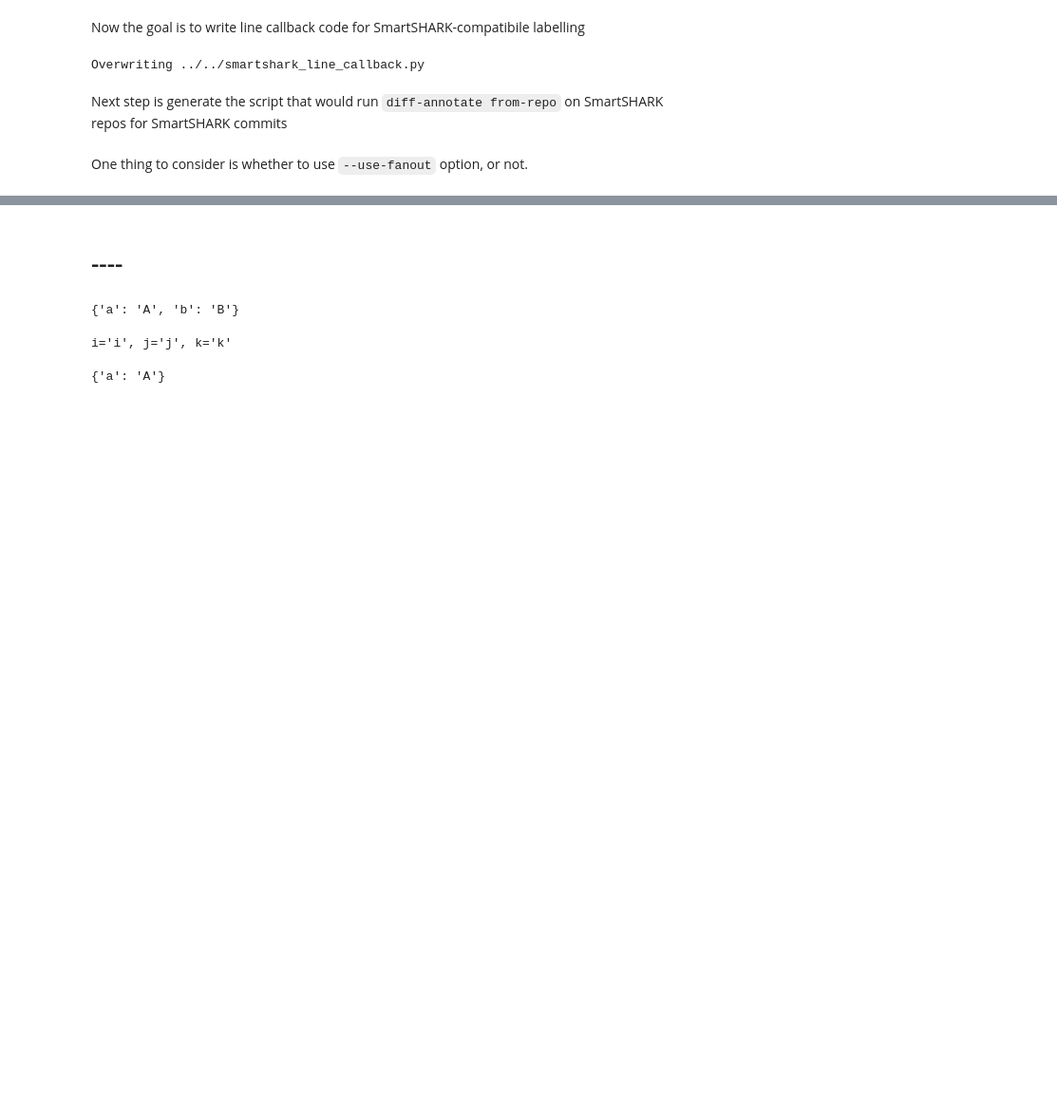
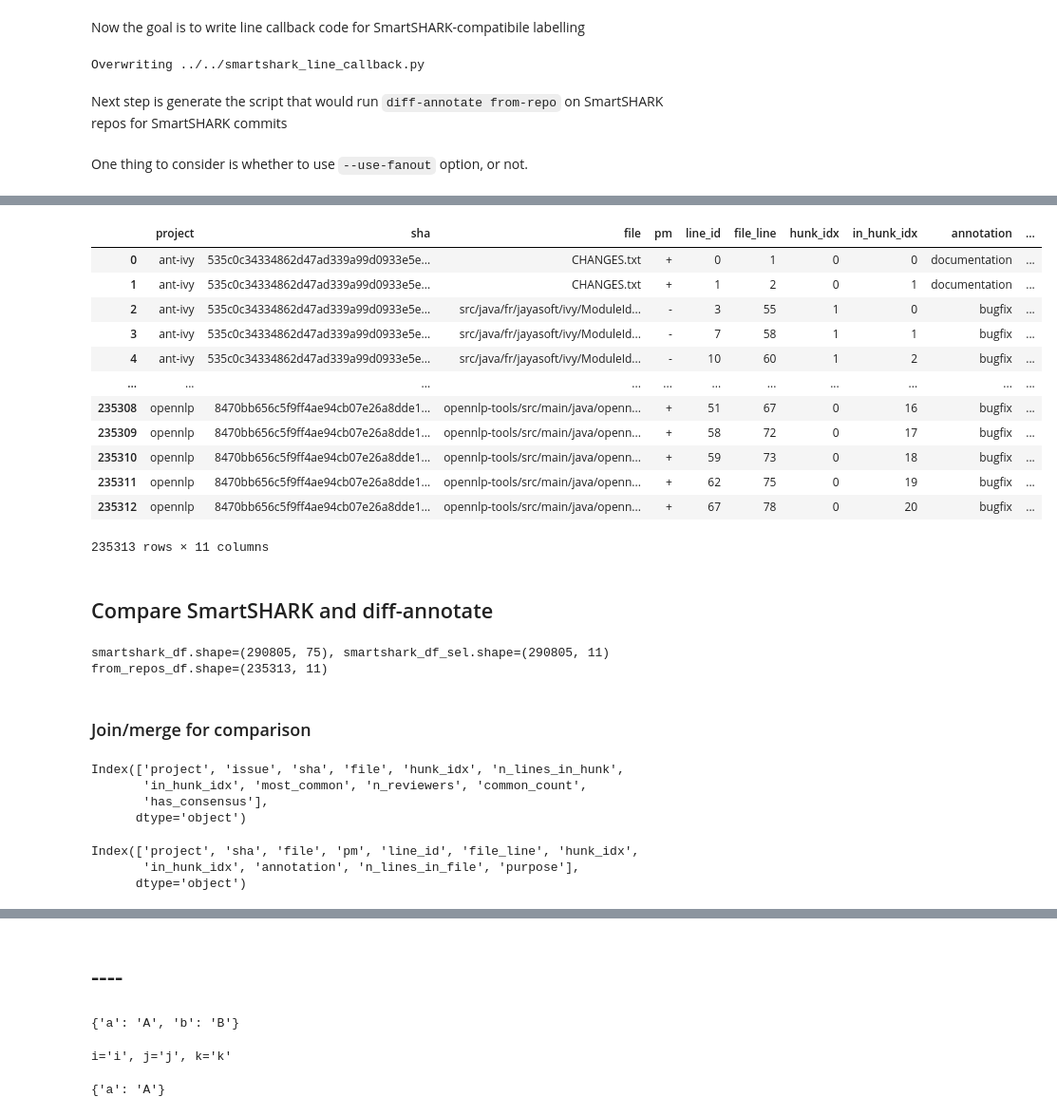
Before and after one commit to ncusi/PatchScope, a Jupyter notebook: notebooks/experiments/01-compare_annotations.ipynb, the cells around one changed output, grey strips where cells are left out. Shown at 95% size. Drawn from its saved outputs; the diff is of its cells as text; code cells hidden in the pictures; blank space fills up the shorter version.

```diff
--- a/notebooks/experiments/01-compare_annotations.ipynb
+++ b/notebooks/experiments/01-compare_annotations.ipynb
@@ -3891,12 +3891,14 @@ Next step is generate the script that would run `diff-annotate from-repo` on Sma
 run_smartshark_script = '../../run_annotation_smartshark_repos.sh'
 smartshark_callback_file_relative = 'smartshark_line_callback.py'  # relative to script workdir
 smartshark_repos_dir = '/mnt/data/msr/smartshark_repositories'  # NOTE: this is value for this local computer (!!!)
+smartshark_annotations_dir = '/mnt/data/python-diff-annotator/example_annotations/smartshark'  # NOTE: configure this
 
 with open(run_smartshark_script, 'wt') as fp:
     print('#!/usr/bin/sh', file=fp)
     print('', file=fp)
     print(f'CALLBACK_FILE="{smartshark_callback_file_relative}"', file=fp)
     print(f'REPOS_DIR="{smartshark_repos_dir}"', file=fp)
+    print(f'ANNOTATIONS_DIR="{smartshark_annotations_dir}"', file=fp)
     print('', file=fp)
     print('if [ ! -f "$CALLBACK_FILE" ]; then', file=fp)
     print('    echo "Could not find file $CALLBACK_FILE"', file=fp)
@@ -3911,6 +3913,7 @@ with open(run_smartshark_script, 'wt') as fp:
     print('', file=fp)
     print('echo "running annotations on SmartSHARK repos for SmartSHARK buggy commits"', file=fp)
     print('echo "trying to generate the same line annotations as used by SmartSHARK dataset"', file=fp)
+    print('echo "saving annotations to $ANNOTATIONS_DIR"', file=fp)
     print('', file=fp)
 
 Path(run_smartshark_script).chmod(0o755)  # 0755/-rwxr-xr-x
@@ -3951,0 +4104,40 @@ santuario-java          arg_length <= 4024
+# %%
+from_repos_df = pd.DataFrame.from_records(records_from_repos)
+from_repos_df
+# %% [output]
+|  | project | sha | file | pm | line_id | file_line | hunk_idx | in_hunk_idx | annotation | ... |
+| 0 | ant-ivy | 535c0c34334862d47ad339a99d0933e5e... | CHANGES.txt | + | 0 | 1 | 0 | 0 | documentation | ... |
+| 1 | ant-ivy | 535c0c34334862d47ad339a99d0933e5e... | CHANGES.txt | + | 1 | 2 | 0 | 1 | documentation | ... |
+| 2 | ant-ivy | 535c0c34334862d47ad339a99d0933e5e... | src/java/fr/jayasoft/ivy/ModuleId... | - | 3 | 55 | 1 | 0 | bugfix | ... |
+| 3 | ant-ivy | 535c0c34334862d47ad339a99d0933e5e... | src/java/fr/jayasoft/ivy/ModuleId... | - | 7 | 58 | 1 | 1 | bugfix | ... |
+| 4 | ant-ivy | 535c0c34334862d47ad339a99d0933e5e... | src/java/fr/jayasoft/ivy/ModuleId... | - | 10 | 60 | 1 | 2 | bugfix | ... |
+| ... | ... | ... | ... | ... | ... | ... | ... | ... | ... | ... |
+| 235308 | opennlp | 8470bb656c5f9ff4ae94cb07e26a8dde1... | opennlp-tools/src/main/java/openn... | + | 51 | 67 | 0 | 16 | bugfix | ... |
+| 235309 | opennlp | 8470bb656c5f9ff4ae94cb07e26a8dde1... | opennlp-tools/src/main/java/openn... | + | 58 | 72 | 0 | 17 | bugfix | ... |
+| 235310 | opennlp | 8470bb656c5f9ff4ae94cb07e26a8dde1... | opennlp-tools/src/main/java/openn... | + | 59 | 73 | 0 | 18 | bugfix | ... |
+| 235311 | opennlp | 8470bb656c5f9ff4ae94cb07e26a8dde1... | opennlp-tools/src/main/java/openn... | + | 62 | 75 | 0 | 19 | bugfix | ... |
+| 235312 | opennlp | 8470bb656c5f9ff4ae94cb07e26a8dde1... | opennlp-tools/src/main/java/openn... | + | 67 | 78 | 0 | 20 | bugfix | ... |
+235313 rows × 11 columns
+# %% [markdown]
+## Compare SmartSHARK and diff-annotate
+# %%
+print(f"{smartshark_df.shape=}, {smartshark_df_sel.shape=}")
+print(f"{from_repos_df.shape=}")
+# %% [output]
+smartshark_df.shape=(290805, 75), smartshark_df_sel.shape=(290805, 11)
+from_repos_df.shape=(235313, 11)
+# %% [markdown]
+### Join/merge for comparison
+# %%
+smartshark_df_sel.columns
+# %% [output]
+Index(['project', 'issue', 'sha', 'file', 'hunk_idx', 'n_lines_in_hunk',
+       'in_hunk_idx', 'most_common', 'n_reviewers', 'common_count',
+       'has_consensus'],
+      dtype='object')
+# %%
+from_repos_df.columns
+# %% [output]
+Index(['project', 'sha', 'file', 'pm', 'line_id', 'file_line', 'hunk_idx',
+       'in_hunk_idx', 'annotation', 'n_lines_in_file', 'purpose'],
+      dtype='object')
```
Also changed, not shown: parts of 26 cells of this notebook, 2 other files.
